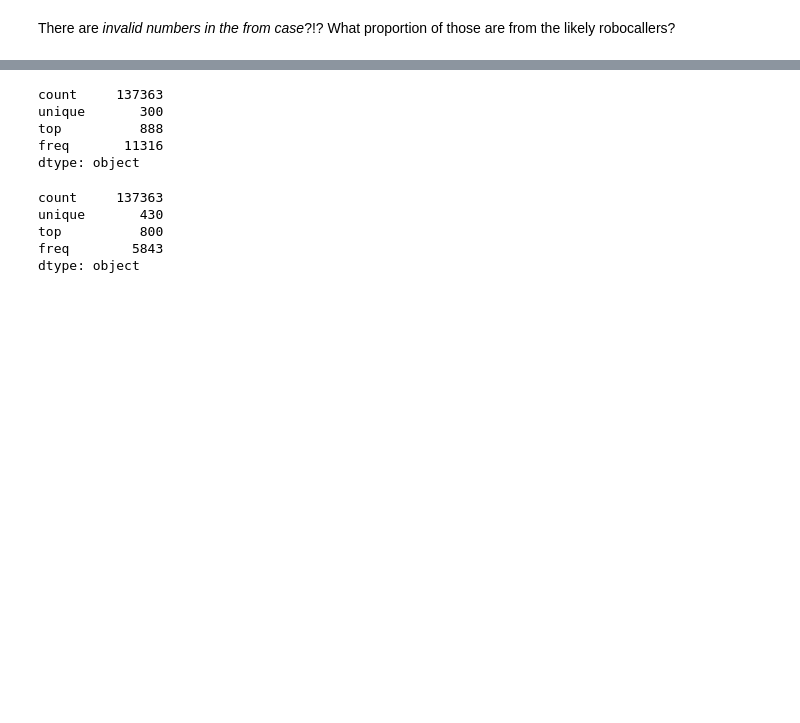
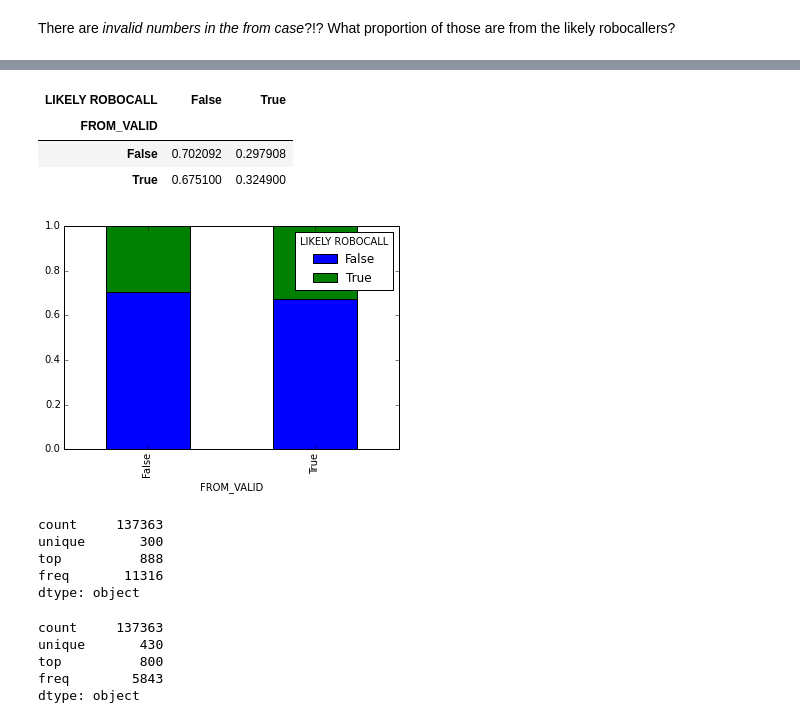
Before and after one commit to rgbkrk/rachel, a Jupyter notebook: Rachel the Robo Caller.ipynb, the cells around one changed output, grey strips where cells are left out. Cells and saved outputs as stored; diff of their text form; code cells hidden in the pictures; blank space fills up the shorter version.

```diff
--- a/Rachel the Robo Caller.ipynb
+++ b/Rachel the Robo Caller.ipynb
@@ -143,3 +157,13 @@ There are *invalid numbers in the from case*?!? What proportion of those are fro
+# %%
+from_valid_percent = from_valid_v_robocall.apply(lambda r: r/r.sum(), axis=1)
+from_valid_percent.plot(kind='bar', stacked=True, grid=False)
+from_valid_percent
+# %% [output]
+| LIKELY ROBOCALL | False | True |
+| FROM_VALID |  |  |
+| False | 0.702092 | 0.297908 |
+| True | 0.675100 | 0.324900 |
+[figure, added]
 # %%
 # Extract the area code using slicing since they are all regular US numbers
 labeled_data["TO_AREA_CODE"] = labeled_data["TO"].str.slice(1,4)
```
Also changed, not shown: parts of 4 cells of this notebook.
